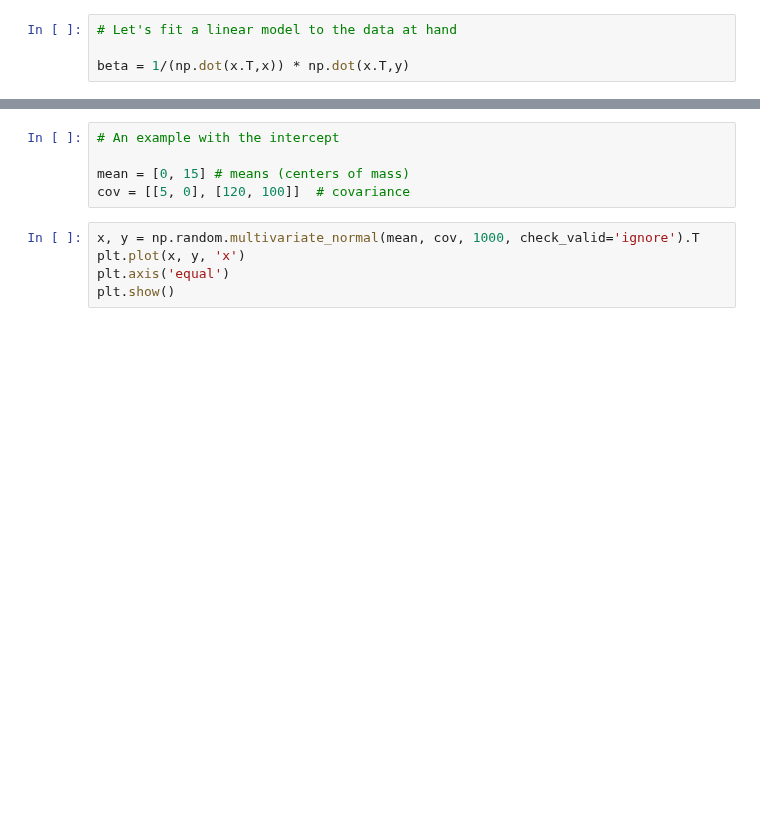
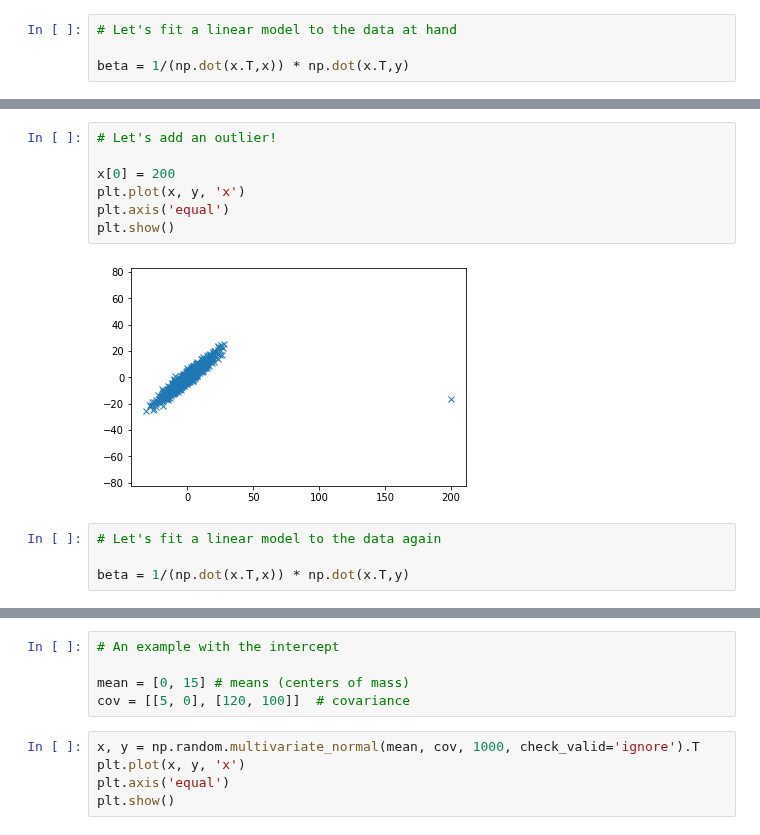
Before and after one commit to mromanello/ADA-DHOxSS, a Jupyter notebook: notebooks/5.1 Modelling.ipynb, the cells around one changed output, grey strips where cells are left out. Saved outputs shown, nothing was run; the diff lists cells and outputs as text; blank space fills up the shorter version.

Commit message:
added an example of linear regression with an outlier

```diff
--- a/notebooks/5.1 Modelling.ipynb
+++ b/notebooks/5.1 Modelling.ipynb
@@ -139,0 +140,13 @@ plt.show()
+# %%
+# Let's add an outlier!
+
+x[0] = 200
+plt.plot(x, y, 'x')
+plt.axis('equal')
+plt.show()
+# %% [output]
+[figure, added]
+# %%
+# Let's fit a linear model to the data again
+
+beta = 1/(np.dot(x.T,x)) * np.dot(x.T,y)
```
Also changed, not shown: parts of 5 cells of this notebook, 1 other file.
